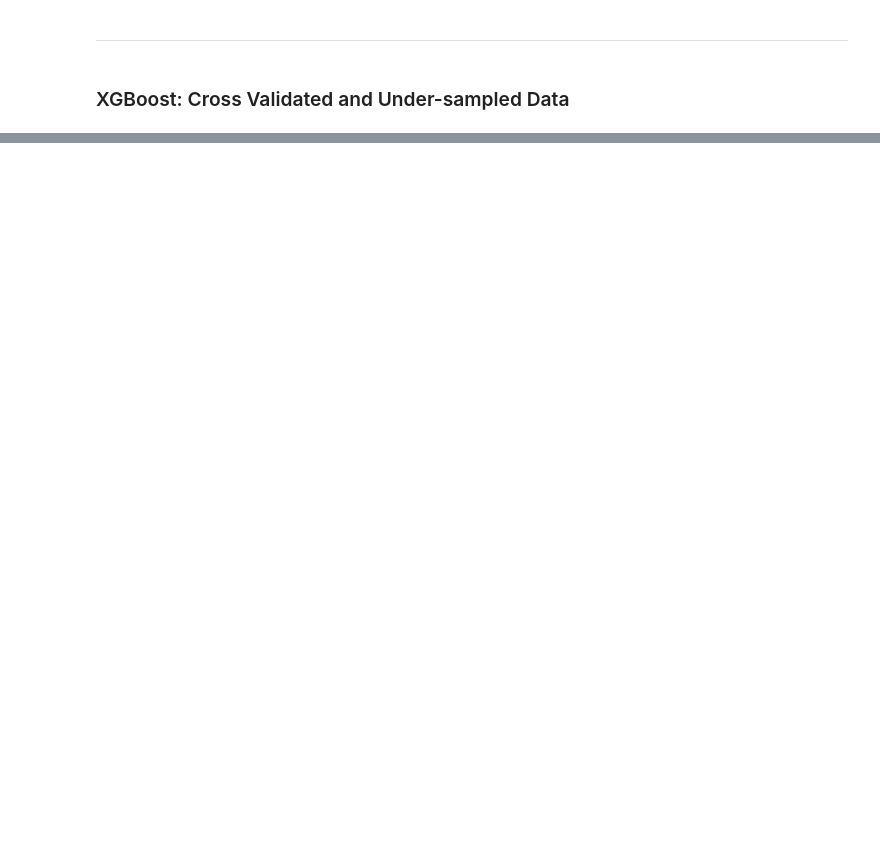
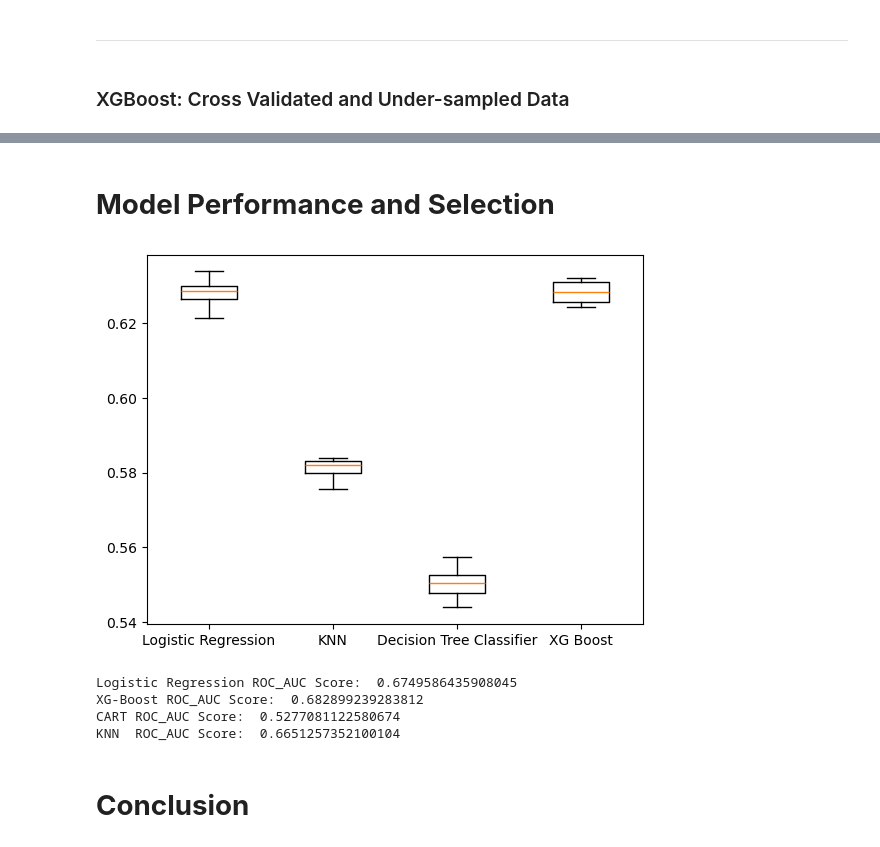
Before and after one commit to BinAch2015/credit_risk_modeling_project, a Jupyter notebook: Credit_Risk_Modeling.ipynb, the cells around one changed output, grey strips where cells are left out. Drawn from its saved outputs; the diff is of its cells as text; code cells hidden in the pictures; blank space fills up the shorter version.

```diff
--- a/Credit_Risk_Modeling.ipynb
+++ b/Credit_Risk_Modeling.ipynb
@@ -373,11 +431,13 @@ cols = ['term', 'grade', 'home_ownership', 'verification_status', 'purpose', 'in
 for column in cols:
     loan_data[column] = loan_data[column].astype('category')
 
+loan_data_cat_cols = loan_data[cols]
 dummy_df = pd.get_dummies(loan_data[cols], dtype=int)
 loan_data = pd.concat([loan_data, dummy_df], axis=1)
 loan_data.drop(cols, axis=1, inplace=True)
 
 print(len(loan_data.columns))
+loan_data = pd.concat([loan_data, loan_data_cat_cols], axis= 1)
 # %% [output]
 43
 # %% [markdown]
@@ -659,0 +810,10 @@ print("Classification Report: \n", classification_report(y_test, y_pred_grid_gbt
+# %%
+# Instantiate Decision Tree dt
+dt = DecisionTreeClassifier(criterion= 'gini')
+
+# Train a model
+display(dt.fit(X_train, y_train))
+
+# Predict with a model
+# Decision Trees aren't probalilistic models
+dt_pred= dt.predict(X_test)
@@ -659,0 +913,7 @@ print("Classification Report: \n", classification_report(y_test, y_pred_grid_gbt
+# %%
+y_model_monitoring_data= model_monitoring_data['loan_status']
+model_monitoring_data.drop(columns= ['loan_status'], inplace= True)
+# %%
+# Predict with a model. Picked XG-Boost. Section below "Model Performance and Selection" explains the reasoning
+gbt_pred= clf_gbt.predict(model_monitoring_data)
+gbt_pred_probs= clf_gbt.predict_proba(model_monitoring_data)[:,1]
@@ -659,0 +964,34 @@ print("Classification Report: \n", classification_report(y_test, y_pred_grid_gbt
+# %% [markdown]
+# **Model Performance and Selection**
+# %%
+# Create models dictionary
+models = {"Logistic Regression": LogisticRegression(), "KNN": KNeighborsClassifier()
+          , "Decision Tree Classifier": DecisionTreeClassifier(), "XG Boost": xgb.XGBClassifier()}
+results = []
+
+# Loop through the models' values
+for model in models.values():
+
+  # Instantiate a KFold object
+  kf = KFold(n_splits=6, random_state=12, shuffle=True)
+
+
+
+  # Perform cross-validation
+  cv_results = cross_val_score(model, X_train_under, y_train_under, cv=kf)
+  results.append(cv_results)
+plt.boxplot(results, labels=models.keys())
+plt.show()
+
+print(f"\033[1m{'Logistic Regression ROC_AUC Score: '}\033[0m",roc_auc_score(y_test, y_pred_probs_grid))
+print(f"\033[1m{'XG-Boost ROC_AUC Score: '}\033[0m",roc_auc_score(y_test, gbt_pred_probs))
+print(f"\033[1m{'CART ROC_AUC Score: '}\033[0m",roc_auc_score(y_test, dt_pred))
+print(f"\033[1m{'KNN  ROC_AUC Score: '}\033[0m",roc_auc_score(y_test, knn_pred_proba))
+# %% [output]
+[figure, added]
+Logistic Regression ROC_AUC Score:  0.6749586435908045
+XG-Boost ROC_AUC Score:  0.682899239283812
+CART ROC_AUC Score:  0.5277081122580674
+KNN  ROC_AUC Score:  0.6651257352100104
+# %% [markdown]
+# **Conclusion**
```
Also changed, not shown: parts of 60 cells of this notebook.
